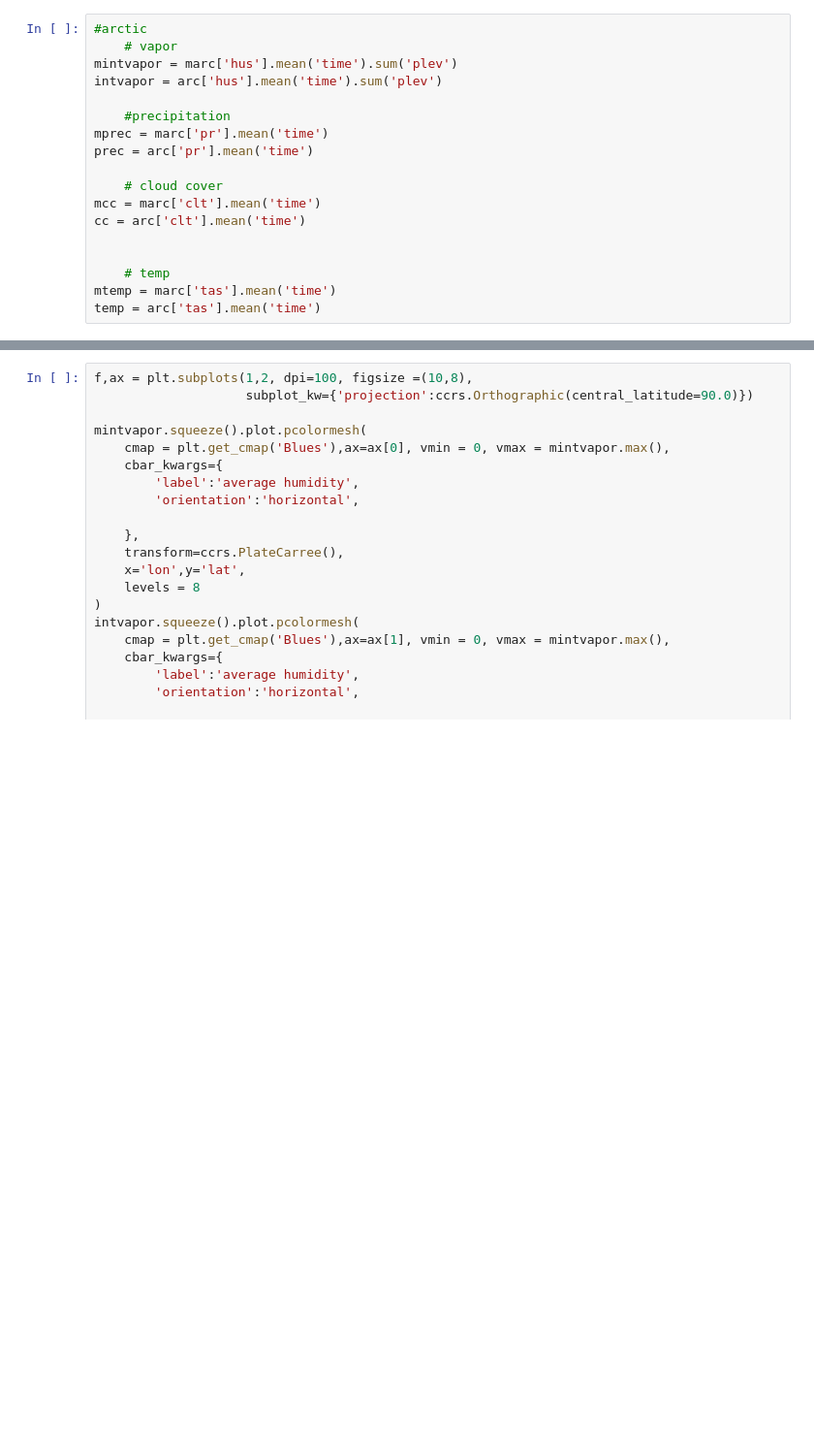
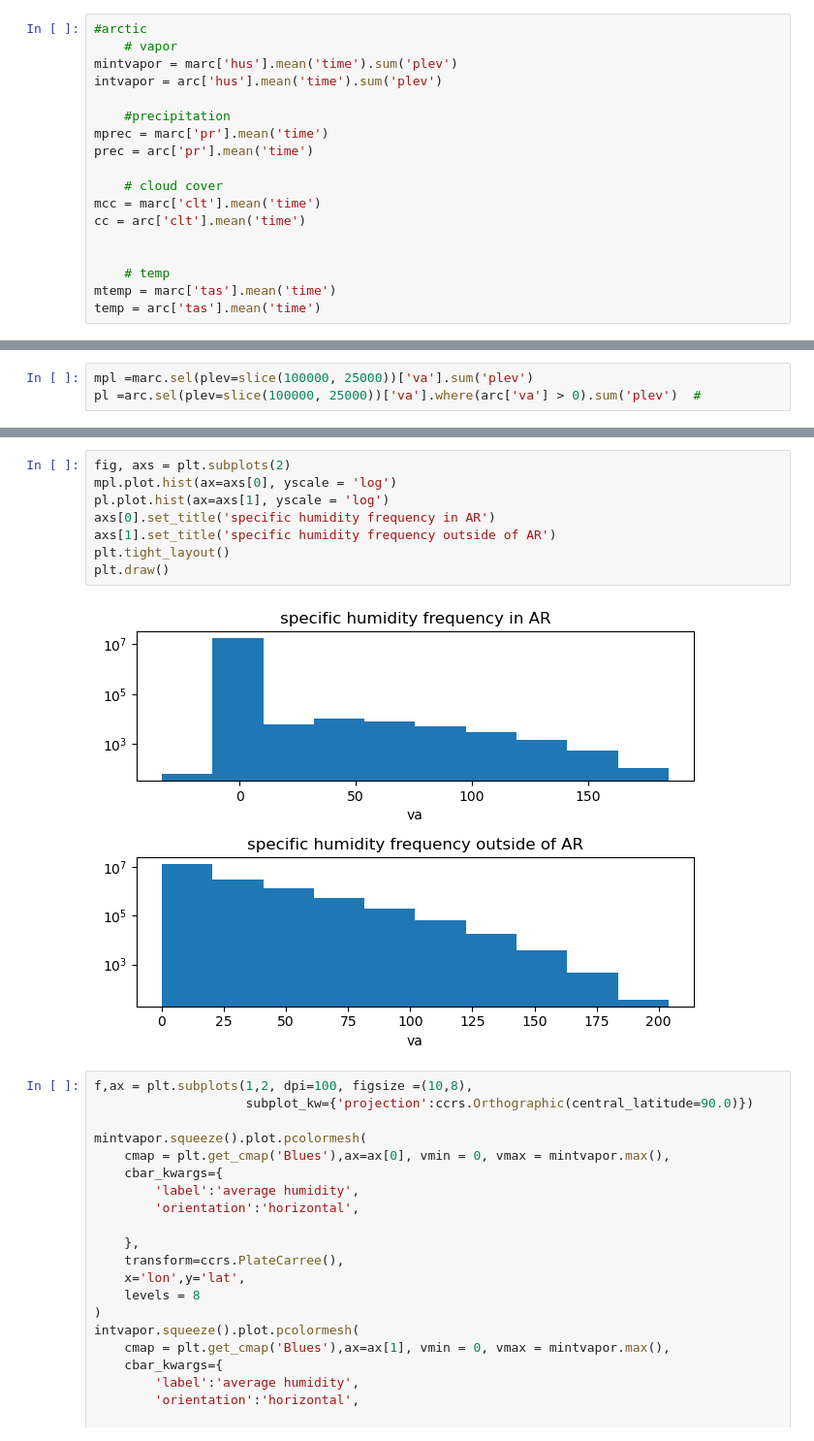
Before and after one commit to eScience-course/Tjaernoe2022-group5, a Jupyter notebook: notebooks/Lea/ssp245_3550.ipynb, the cells around one changed output, grey strips where cells are left out. Shown at 97% size. Drawn from its saved outputs; the diff is of its cells as text; blank space fills up the shorter version.

```diff
--- a/notebooks/Lea/ssp245_3550.ipynb
+++ b/notebooks/Lea/ssp245_3550.ipynb
@@ -151,0 +177,3 @@ temp = arc['tas'].mean('time')
+# %%
+mpl =marc.sel(plev=slice(100000, 25000))['va'].sum('plev')
+pl =arc.sel(plev=slice(100000, 25000))['va'].where(arc['va'] > 0).sum('plev')  #
@@ -152,3 +210,13 @@ temp = arc['tas'].mean('time')
+# %%
+fig, axs = plt.subplots(2)
+mpl.plot.hist(ax=axs[0], yscale = 'log')
+pl.plot.hist(ax=axs[1], yscale = 'log')
+axs[0].set_title('specific humidity frequency in AR')
+axs[1].set_title('specific humidity frequency outside of AR')
+plt.tight_layout()
+plt.draw()
+# %% [output]
+[figure, added]
 # %%
 f,ax = plt.subplots(1,2, dpi=100, figsize =(10,8),
                     subplot_kw={'projection':ccrs.Orthographic(central_latitude=90.0)})
```
Also changed, not shown: parts of 4 cells of this notebook.
